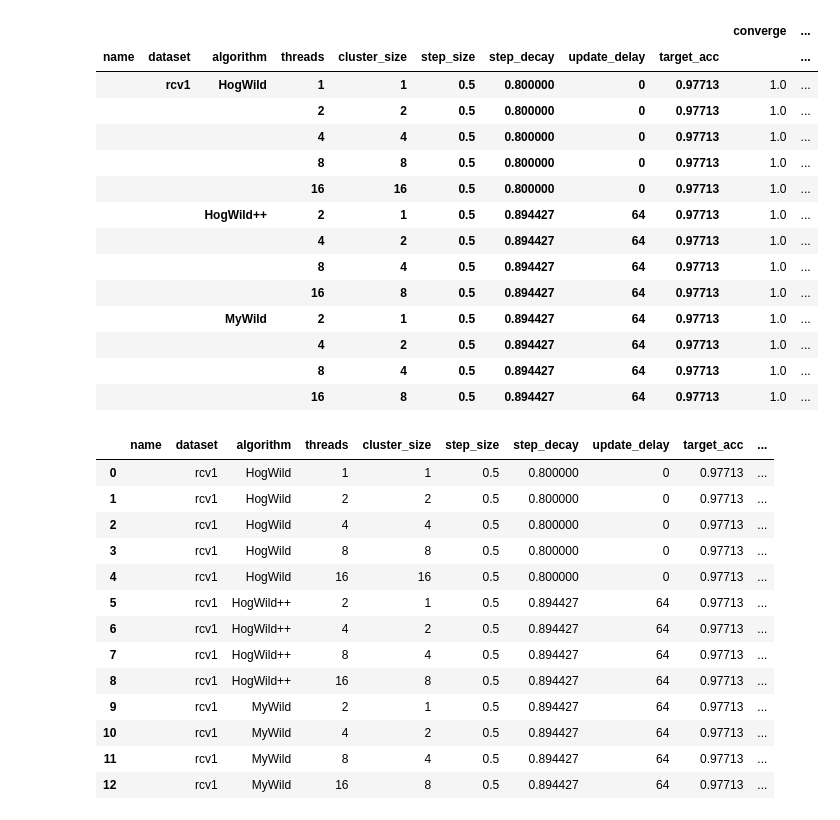
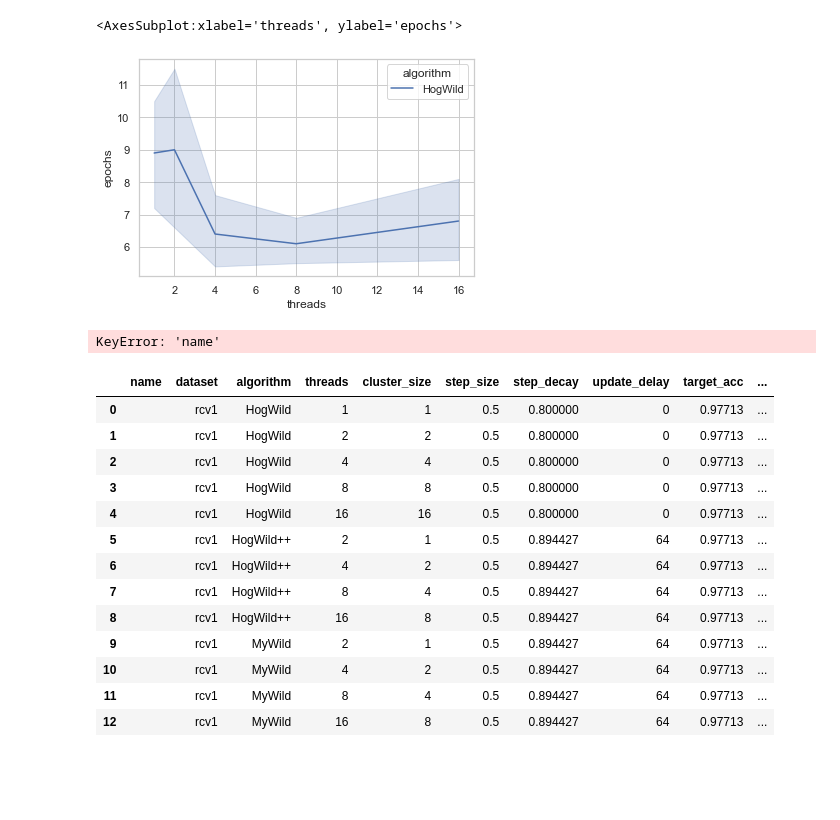
Before and after one commit to zuevmaxim/PSGD, a Jupyter notebook: analysis/analyse.ipynb, the cells around one changed output. Cells and saved outputs as stored; diff of their text form; code cells hidden in the pictures; blank space fills up the shorter version.

```diff
--- a/analysis/analyse.ipynb
+++ b/analysis/analyse.ipynb
@@ -1,6 +1,7 @@
 # %%
+import matplotlib.pyplot as plt
 import numpy as np
 import pandas as pd
-# import seaborn as sns
-# sns.set(style='whitegrid')
+import seaborn as sns
+sns.set(style='whitegrid')
 # %%
@@ -32,31 +47,16 @@ full_df
+# %%
+sns.lineplot(x="threads", y="epochs", data=full_df, hue="algorithm", ci=95)
+plt.savefig("epochs")
+# %% [output]
+<AxesSubplot:xlabel='threads', ylabel='epochs'>
+[figure, added]
 # %%
-df = full_df.groupby(["name",
-                      "dataset",
-                 "algorithm",
-                 "threads",
-                 "cluster_size",
-                 "step_size",
-                 "step_decay",
-                 "update_delay",
-                 "target_acc"]) \
-    .agg({"converge": np.mean, "time": np.mean, "epochs": np.mean, "epoch_time": np.mean, "test_acc": np.mean, "validate_acc": np.mean, "train_acc": np.mean})
+df = full_df.groupby(["algorithm", "threads", "cluster_size", "step_size", "step_decay", "update_delay", "target_acc"]) \
+    .agg({"converge": np.mean, "time": np.mean, "epochs": np.mean, "epoch_time": np.mean, "test_acc": np.mean,
+          "validate_acc": np.mean, "train_acc": np.mean})
 df
 # %% [output]
-|  |  |  |  |  |  |  |  |  | converge | ... |
-| name | dataset | algorithm | threads | cluster_size | step_size | step_decay | update_delay | target_acc |  | ... |
-|  | rcv1 | HogWild | 1 | 1 | 0.5 | 0.800000 | 0 | 0.97713 | 1.0 | ... |
-|  |  |  | 2 | 2 | 0.5 | 0.800000 | 0 | 0.97713 | 1.0 | ... |
-|  |  |  | 4 | 4 | 0.5 | 0.800000 | 0 | 0.97713 | 1.0 | ... |
-|  |  |  | 8 | 8 | 0.5 | 0.800000 | 0 | 0.97713 | 1.0 | ... |
-|  |  |  | 16 | 16 | 0.5 | 0.800000 | 0 | 0.97713 | 1.0 | ... |
-|  |  | HogWild++ | 2 | 1 | 0.5 | 0.894427 | 64 | 0.97713 | 1.0 | ... |
-|  |  |  | 4 | 2 | 0.5 | 0.894427 | 64 | 0.97713 | 1.0 | ... |
-|  |  |  | 8 | 4 | 0.5 | 0.894427 | 64 | 0.97713 | 1.0 | ... |
-|  |  |  | 16 | 8 | 0.5 | 0.894427 | 64 | 0.97713 | 1.0 | ... |
-|  |  | MyWild | 2 | 1 | 0.5 | 0.894427 | 64 | 0.97713 | 1.0 | ... |
-|  |  |  | 4 | 2 | 0.5 | 0.894427 | 64 | 0.97713 | 1.0 | ... |
-|  |  |  | 8 | 4 | 0.5 | 0.894427 | 64 | 0.97713 | 1.0 | ... |
-|  |  |  | 16 | 8 | 0.5 | 0.894427 | 64 | 0.97713 | 1.0 | ... |
+KeyError: 'name'
 # %%
 df = df.loc[df["converge"] == 1.0].drop("converge", axis=1).reset_index()
 df
```
Also changed, not shown: parts of 3 cells of this notebook, 2 other files.
